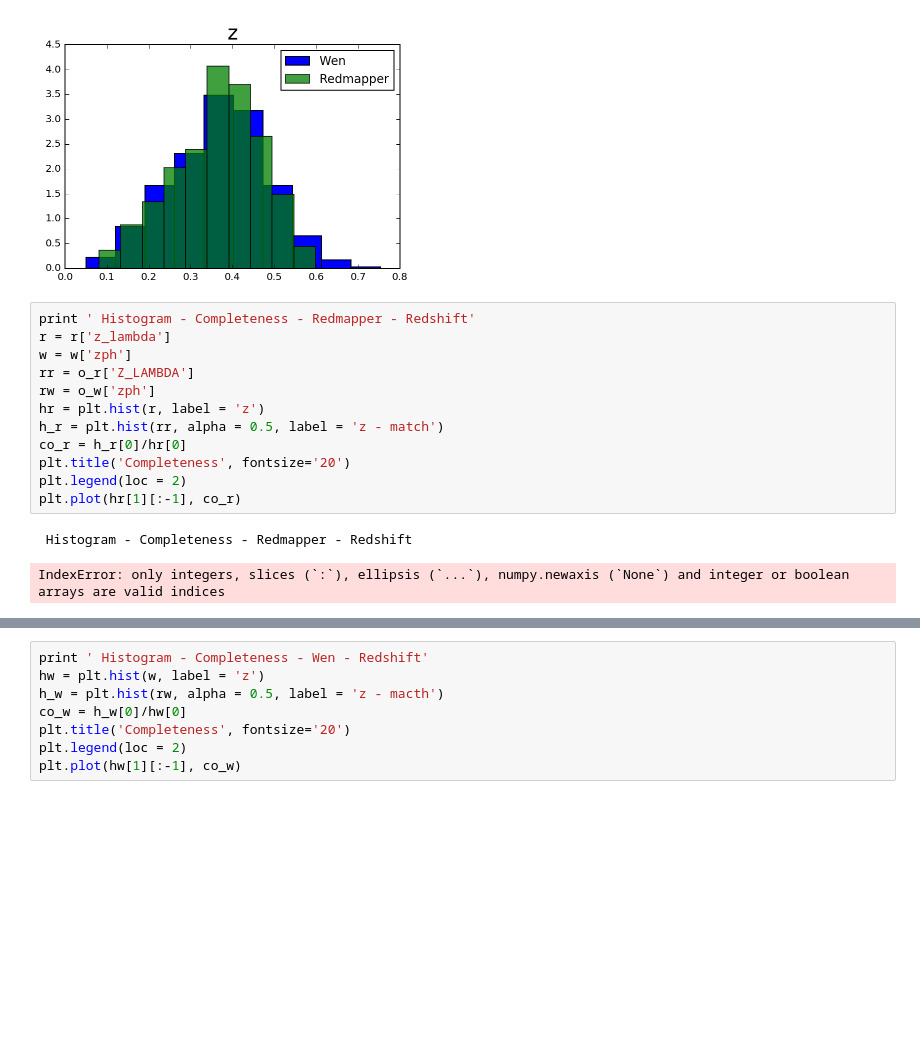
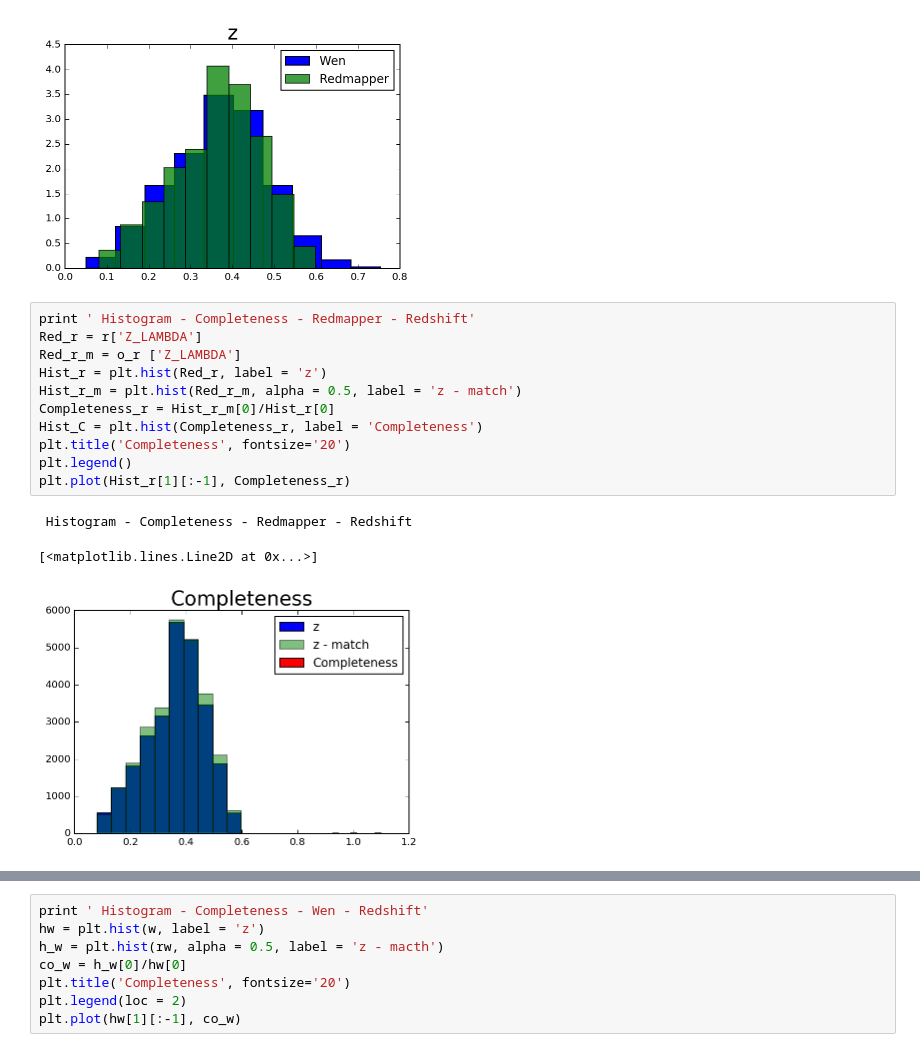
Before and after one commit to clusteron/comparison, a Jupyter notebook: table.ipynb, the cells around one changed output, grey strips where cells are left out. Saved outputs shown, nothing was run; the diff lists cells and outputs as text; blank space fills up the shorter version.

```diff
--- a/table.ipynb
+++ b/table.ipynb
@@ -146,16 +192,16 @@ plt.legend()
 [figure]
 # %%
 print ' Histogram - Completeness - Redmapper - Redshift'
-r = r['z_lambda']
-w = w['zph']
-rr = o_r['Z_LAMBDA']
-rw = o_w['zph']
-hr = plt.hist(r, label = 'z')
-h_r = plt.hist(rr, alpha = 0.5, label = 'z - match')
-co_r = h_r[0]/hr[0]
+Red_r = r['Z_LAMBDA']
+Red_r_m = o_r ['Z_LAMBDA']
+Hist_r = plt.hist(Red_r, label = 'z')
+Hist_r_m = plt.hist(Red_r_m, alpha = 0.5, label = 'z - match')
+Completeness_r = Hist_r_m[0]/Hist_r[0]
+Hist_C = plt.hist(Completeness_r, label = 'Completeness')
 plt.title('Completeness', fontsize='20')
-plt.legend(loc = 2)
-plt.plot(hr[1][:-1], co_r)
+plt.legend()
+plt.plot(Hist_r[1][:-1], Completeness_r)
 # %% [output]
  Histogram - Completeness - Redmapper - Redshift
-IndexError: only integers, slices (`:`), ellipsis (`...`), numpy.newaxis (`None`) and integer or boolean arrays are valid indices
+[<matplotlib.lines.Line2D at 0x...>]
+[figure, added]
```
Also changed, not shown: parts of 6 cells of this notebook.
